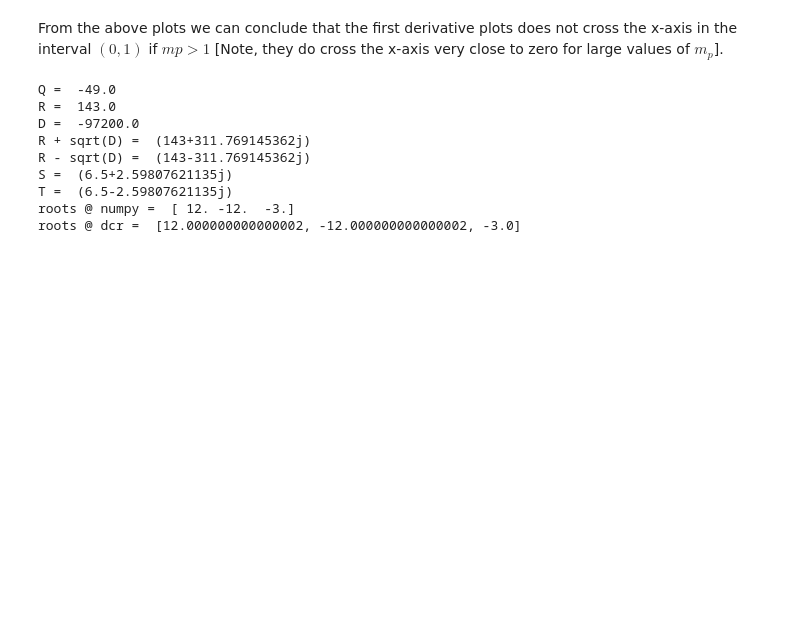
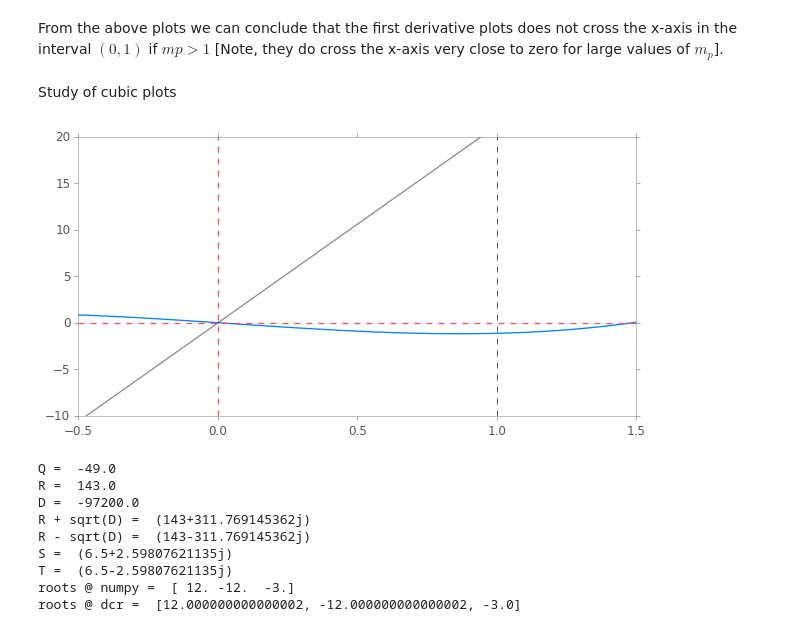
Before and after one commit to indranilsinharoy/phd-artifacts, a Jupyter notebook: chapters/chapter03_geometricmodel/code/StudyOfAngularRelationshipsForLensTiltForFocusing.ipynb, the cells around one changed output. Cells and saved outputs as stored; diff of their text form; code cells hidden in the pictures; blank space fills up the shorter version.

```diff
--- a/chapters/chapter03_geometricmodel/code/StudyOfAngularRelationshipsForLensTiltForFocusing.ipynb
+++ b/chapters/chapter03_geometricmodel/code/StudyOfAngularRelationshipsForLensTiltForFocusing.ipynb
@@ -1089,6 +1090,47 @@ plt.show()
 [figure]
 # %% [markdown]
 From the above plots we can conclude that the first derivative plots does not cross the x-axis in the interval $(0, 1)$ if $mp > 1$ [Note, they do cross the x-axis very close to zero for large values of $m_p$].
+# %% [markdown]
+Study of cubic plots
+# %%
+zo=-509.0
+f = 24.0
+# note that 'c', the linear term increases near mp=1
+# ---
+#a =  1  b =  -0.051866  c =  -2.11   d =  0.00471512770138; mp=10
+#a =  1  b =  -0.056581  c =  -2.25   d =  0.00943025540275; mp=5
+#a =  1  b =  -0.070726  c =  -3.0    d =  0.0235756385069 ; mp=2
+#a =  1  b =  -0.090016  c =  -12.0   d =  0.0428647972852; mp=1.1
+#a =  1  b =  -0.093835  c =  -102.0  d =  0.0466844326869; mp=1.01
+# ---
+#a =  1  b =  -0.094349  c =  998.0   d =  0.0471984754892; mp=0.999
+#a =  1  b =  -0.099541  c =  8.0     d =  0.0523903077931; mp=0.9
+#a =  1  b =  -0.114510  c =  1.3333  d =  0.0673589671625; mp=0.7
+#a =  1  b =  -0.141453  c =  -0.0    d =  0.0943025540275; mp=0.5
+#a =  1  b =  -0.173392  c =  -0.404  d =  0.126241705525; mp=0.3735
+#a =  1  b =  -0.173409  c =  -0.404  d =  0.126258405101; mp=0.373450599
+#a =  1  b =  -0.174587  c =  -0.413  d =  0.127435883821; mp=0.37
+#a =  1  b =  -0.361493  c =  -0.824  d =  0.314341846758; mp=0.15
+#a =  1  b =  -0.518664  c =  -0.889  d =  0.471512770138; mp=0.1
+
+def cubic_equation(a, b, c, d):
+    fig, ax = plt.subplots(1, 1, figsize=(10, 5))
+    x = np.linspace(-0.5, 1.5)
+    ax.plot(x, a*x**3 + b*x**2 + c*x + d)
+    ax.plot(x, (-zo/f)*x, color='k', alpha=0.45)
+    ax.axhline(color='#FF5353', alpha=1, lw=1.3, linestyle='dashed')
+    ax.axvline(color='#FF5353', alpha=1, lw=1.3, linestyle='dashed')
+    ax.axvline(x=1.0, color='#555555', alpha=1, lw=1., linestyle='dashed')
+    ax.set_xlim(-0.5, 1.5); ax.set_ylim(-10, 20)
+    plt.show()
+
+aw = ipw.fixed(value=1)
+bw = ipw.FloatSlider(value=-0.09, min=-1.5, max=1.5, step=0.01)
+cw = ipw.FloatSlider(value=1.0, min=-15, max=15)
+dw = ipw.FloatSlider(value=0.05, min=-0.5, max=0.5, step=0.01)
+ipw.interact(cubic_equation, a=aw, b=bw, c=cw, d=dw);
+# %% [output]
+[figure, added]
 # %%
 
 cube_root_real = lambda x: np.sign(x)*np.emath.power(np.abs(x), 1./3)
```
Also changed, not shown: parts of 2 cells of this notebook.
